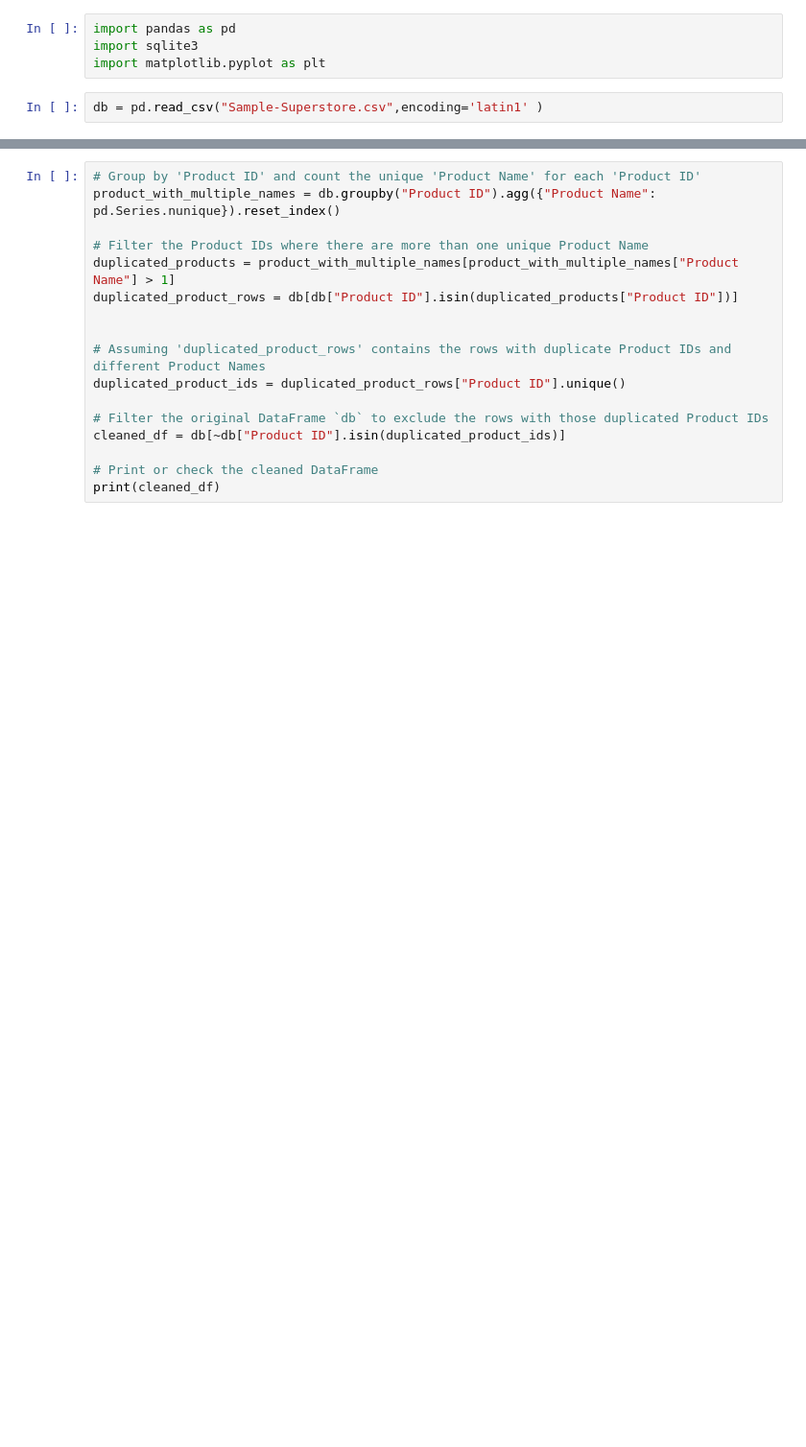
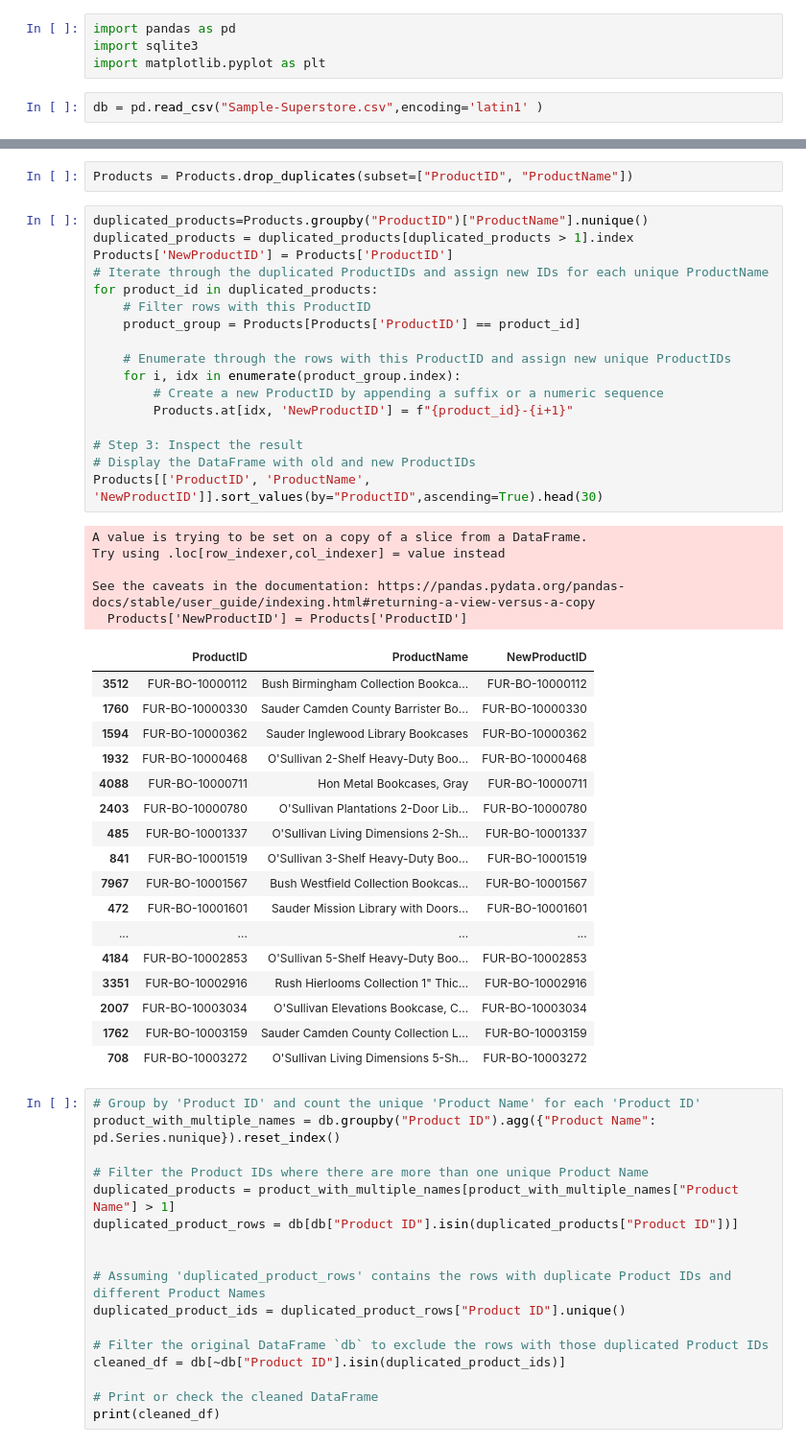
Before and after one commit to Rojhak/BI_analysis, a Jupyter notebook: eda_tableu.ipynb, the cells around one changed output, grey strips where cells are left out. Shown at 96% size. Drawn from its saved outputs; the diff is of its cells as text; blank space fills up the shorter version.

```diff
--- a/eda_tableu.ipynb
+++ b/eda_tableu.ipynb
@@ -42,3 +103,45 @@ grouped_by
+# %%
+Products = Products.drop_duplicates(subset=["ProductID", "ProductName"])
+# %%
+duplicated_products=Products.groupby("ProductID")["ProductName"].nunique()
+duplicated_products = duplicated_products[duplicated_products > 1].index
+Products['NewProductID'] = Products['ProductID']
+# Iterate through the duplicated ProductIDs and assign new IDs for each unique ProductName
+for product_id in duplicated_products:
+    # Filter rows with this ProductID
+    product_group = Products[Products['ProductID'] == product_id]
+
+    # Enumerate through the rows with this ProductID and assign new unique ProductIDs
+    for i, idx in enumerate(product_group.index):
+        # Create a new ProductID by appending a suffix or a numeric sequence
+        Products.at[idx, 'NewProductID'] = f"{product_id}-{i+1}"
+
+# Step 3: Inspect the result
+# Display the DataFrame with old and new ProductIDs
+Products[['ProductID', 'ProductName', 'NewProductID']].sort_values(by="ProductID",ascending=True).head(30)
+# %% [output]
+A value is trying to be set on a copy of a slice from a DataFrame.
+Try using .loc[row_indexer,col_indexer] = value instead
+
+See the caveats in the documentation: https://pandas.pydata.org/pandas-docs/stable/user_guide/indexing.html#returning-a-view-versus-a-copy
+  Products['NewProductID'] = Products['ProductID']
+|  | ProductID | ProductName | NewProductID |
+| 3512 | FUR-BO-10000112 | Bush Birmingham Collection Bookca... | FUR-BO-10000112 |
+| 1760 | FUR-BO-10000330 | Sauder Camden County Barrister Bo... | FUR-BO-10000330 |
+| 1594 | FUR-BO-10000362 | Sauder Inglewood Library Bookcases | FUR-BO-10000362 |
+| 1932 | FUR-BO-10000468 | O'Sullivan 2-Shelf Heavy-Duty Boo... | FUR-BO-10000468 |
+| 4088 | FUR-BO-10000711 | Hon Metal Bookcases, Gray | FUR-BO-10000711 |
+| 2403 | FUR-BO-10000780 | O'Sullivan Plantations 2-Door Lib... | FUR-BO-10000780 |
+| 485 | FUR-BO-10001337 | O'Sullivan Living Dimensions 2-Sh... | FUR-BO-10001337 |
+| 841 | FUR-BO-10001519 | O'Sullivan 3-Shelf Heavy-Duty Boo... | FUR-BO-10001519 |
+| 7967 | FUR-BO-10001567 | Bush Westfield Collection Bookcas... | FUR-BO-10001567 |
+| 472 | FUR-BO-10001601 | Sauder Mission Library with Doors... | FUR-BO-10001601 |
+| ... | ... | ... | ... |
+| 4184 | FUR-BO-10002853 | O'Sullivan 5-Shelf Heavy-Duty Boo... | FUR-BO-10002853 |
+| 3351 | FUR-BO-10002916 | Rush Hierlooms Collection 1" Thic... | FUR-BO-10002916 |
+| 2007 | FUR-BO-10003034 | O'Sullivan Elevations Bookcase, C... | FUR-BO-10003034 |
+| 1762 | FUR-BO-10003159 | Sauder Camden County Collection L... | FUR-BO-10003159 |
+| 708 | FUR-BO-10003272 | O'Sullivan Living Dimensions 5-Sh... | FUR-BO-10003272 |
 # %%
 # Group by 'Product ID' and count the unique 'Product Name' for each 'Product ID'
 product_with_multiple_names = db.groupby("Product ID").agg({"Product Name": pd.Series.nunique}).reset_index()
```
Also changed, not shown: parts of 13 cells of this notebook, 1 other file.
